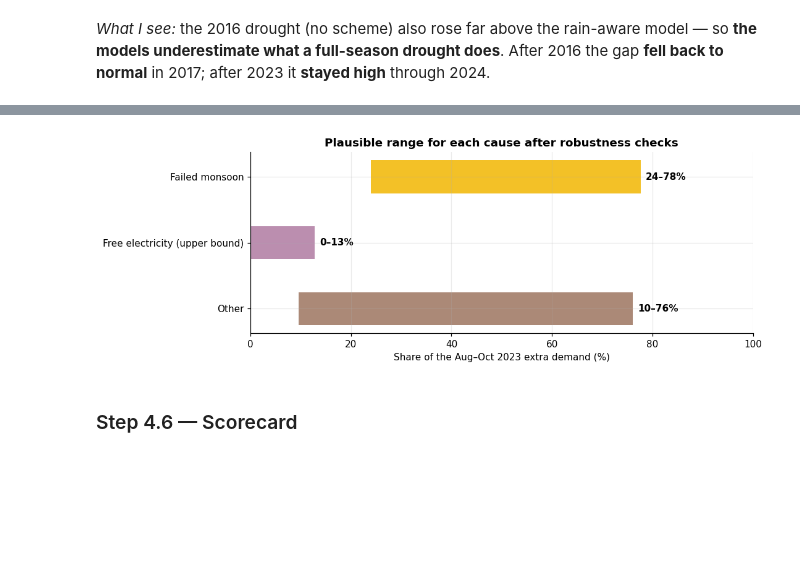
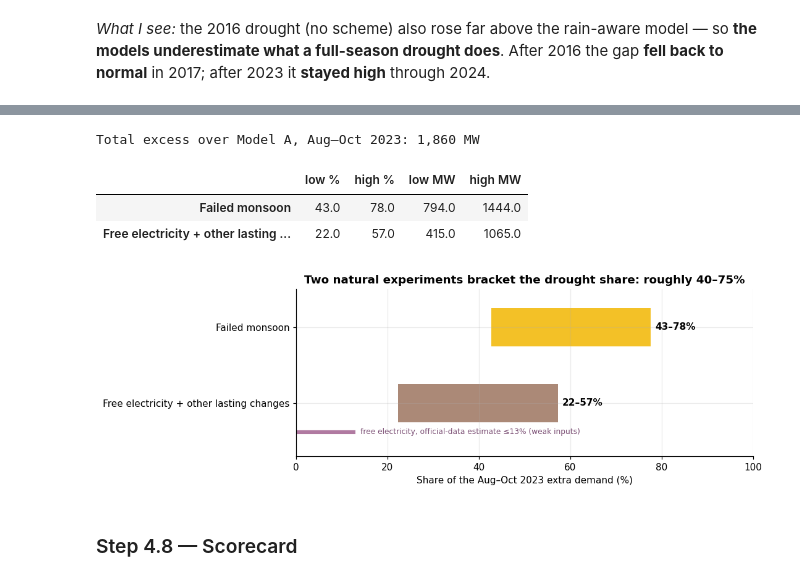
Before and after one commit to aravindanand2019-sudo/karnataka-power-2023, a Jupyter notebook: notebooks/07_robustness_checks.ipynb, the cells around one changed output, grey strips where cells are left out. Drawn from its saved outputs; the diff is of its cells as text; code cells hidden in the pictures; blank space fills up the shorter version.

```diff
--- a/notebooks/07_robustness_checks.ipynb
+++ b/notebooks/07_robustness_checks.ipynb
@@ -230,0 +254,18 @@ Total excess Aug–Oct 2023: 1,860 MW  |  2016 excess: 16.7%  vs 2023: 21.5%
+# %%
+total = main["total excess MW"]
+ex23 = main["total excess %"]
+ex16 = t4.loc[2016, "total excess %"]
+ex24 = t4.loc[2024, "total excess %"]
+ex25 = evaluate(base_A, base_B, 2025)["total excess %"]
+model_lo = min(main["rain effect, Model B (MW)"], main["rain effect, regression (MW)"]) / total * 100
+model_hi = max(main["rain effect, Model B (MW)"], main["rain effect, regression (MW)"]) / total * 100
+
+brackets = pd.DataFrame([
+    ["2016 analogue (drought, no scheme)", ex16 / ex23 * 100, "upper end"],
+    ["2024 comparison (scheme, normal rain)", (ex23 - ex24) / ex23 * 100, "lower end"],
+    ["2025 comparison (sensitivity: more extra growth by then)", (ex23 - ex25) / ex23 * 100, "lower (pessimistic)"],
+    ["Rain models, Notebooks 05–06", (model_lo + model_hi) / 2, "underestimates severe drought (Test 4)"],
+], columns=["method", "drought share of 2023 excess (%)", "role"])
+brackets["drought MW"] = brackets["drought share of 2023 excess (%)"] / 100 * total
+print(f"Excess over Model A, Aug–Oct:  2016 {ex16:+.1f}%   2023 {ex23:+.1f}%   2024 {ex24:+.1f}%   2025 {ex25:+.1f}%")
+brackets.round(0)
@@ -231,17 +285,32 @@ Total excess Aug–Oct 2023: 1,860 MW  |  2016 excess: 16.7%  vs 2023: 21.5%
+# %%
+d_lo = (ex23 - ex24) / ex23 * 100
+d_hi = ex16 / ex23 * 100
+rev = pd.DataFrame({"low %": [d_lo, 100 - d_hi], "high %": [d_hi, 100 - d_lo]},
+                   index=["Failed monsoon", "Free electricity + other lasting changes"])
+rev["low MW"], rev["high MW"] = rev["low %"] / 100 * total, rev["high %"] / 100 * total
+print(f"Total excess over Model A, Aug–Oct 2023: {total:,.0f} MW")
+rev.round(0)
+# %% [output]
+Total excess over Model A, Aug–Oct 2023: 1,860 MW
+|  | low % | high % | low MW | high MW |
+| Failed monsoon | 43.0 | 78.0 | 794.0 | 1444.0 |
+| Free electricity + other lasting ... | 22.0 | 57.0 | 415.0 | 1065.0 |
 # %%
-fig, ax = plt.subplots(figsize=(10, 3.6))
+fig, ax = plt.subplots(figsize=(10, 3.4))
 for i, (name, r) in enumerate(rev.iterrows()):
-    c = [plots.COLORS["solar"], "#b07aa1", plots.COLORS["central_import"]][i]
+    c = [plots.COLORS["solar"], plots.COLORS["central_import"]][i]
     ax.barh(i, r["high %"] - r["low %"], left=r["low %"], color=c, alpha=0.85, height=0.5)
     ax.text(r["high %"] + 1, i, f"{r['low %']:.0f}–{r['high %']:.0f}%", va="center", fontsize=10, fontweight="bold")
-ax.set_yticks(range(3), rev.index); ax.invert_yaxis()
-ax.set_xlim(0, 100); ax.set_xlabel("Share of the Aug–Oct 2023 extra demand (%)")
-ax.set_title("Plausible range for each cause after robustness checks")
+ax.plot([0, 13], [1.38, 1.38], color="#b07aa1", lw=4, solid_capstyle="butt")
+ax.text(14, 1.38, "free electricity, official-data estimate ≤13% (weak inputs)", va="center", fontsize=8, color="#7a4d73")
+ax.set_yticks(range(2), rev.index); ax.invert_yaxis()
+ax.set_xlim(0, 100); ax.set_ylim(1.7, -0.5); ax.set_xlabel("Share of the Aug–Oct 2023 extra demand (%)")
+ax.set_title("Two natural experiments bracket the drought share: roughly 40–75%")
 plt.tight_layout(); plots.save(fig, "07_revised_ranges"); plt.show()
 # %% [output]
-[figure, old version]
+[figure, new version]
 # %% [markdown]
-### Step 4.6 — Scorecard
+### Step 4.8 — Scorecard
 # %%
 score = pd.DataFrame([
     ["Faster trend (4–8%/yr)", "\"Other\" vanishes", f"{t1['unexplained vs B (MW)'].min():,.0f}–{t1['unexplained vs B (MW)'].max():,.0f} MW remain", "Holds"],
```
Also changed, not shown: parts of 18 cells of this notebook, 2 other files.
